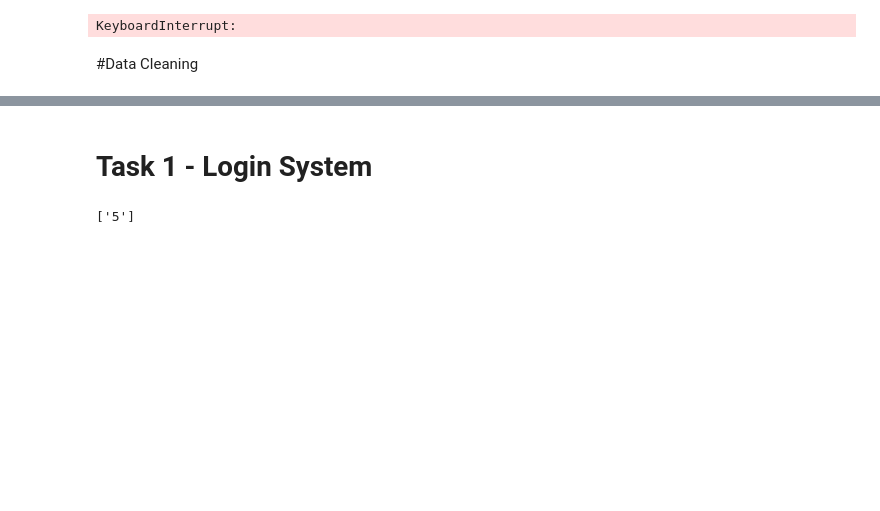
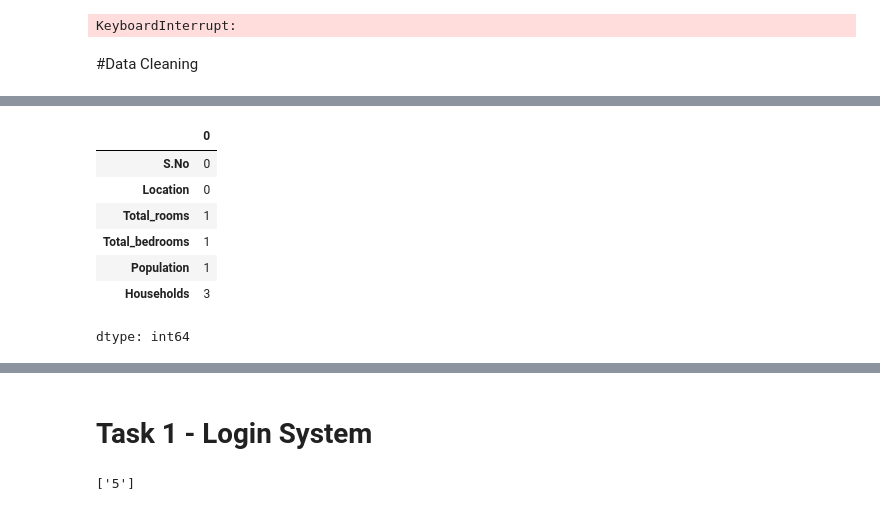
Before and after one commit to AhammedKabeer434/data_1, a Jupyter notebook: Data_Science.ipynb, the cells around one changed output, grey strips where cells are left out. Saved outputs shown, nothing was run; the diff lists cells and outputs as text; code cells hidden in the pictures; blank space fills up the shorter version.

```diff
--- a/Data_Science.ipynb
+++ b/Data_Science.ipynb
@@ -3536,0 +3558,15 @@ KeyboardInterrupt:
+# %%
+# Null Value Handling (Choose the method according to the scenario)
+# 1. Remove the null values
+# 2. Replace the null values -> Null Value Imputation
+
+df.isnull().sum()
+# %% [output]
+|  | 0 |
+| S.No | 0 |
+| Location | 0 |
+| Total_rooms | 1 |
+| Total_bedrooms | 1 |
+| Population | 1 |
+| Households | 3 |
+dtype: int64
```
Also changed, not shown: parts of 4 cells of this notebook.
